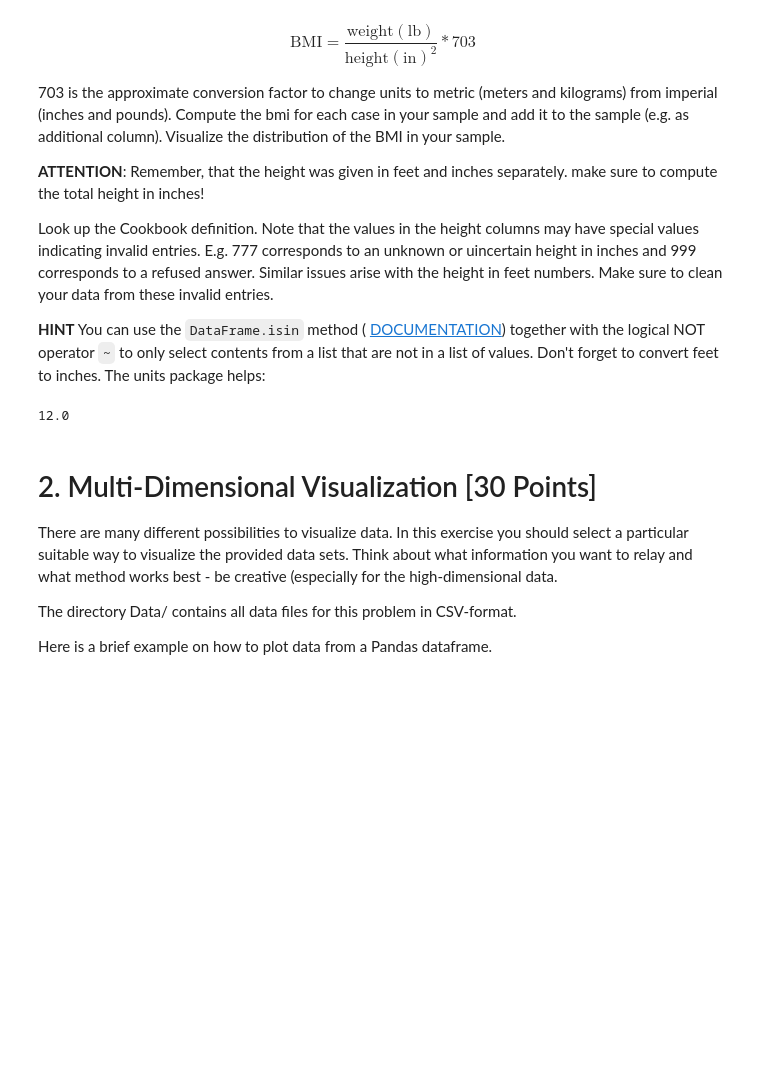
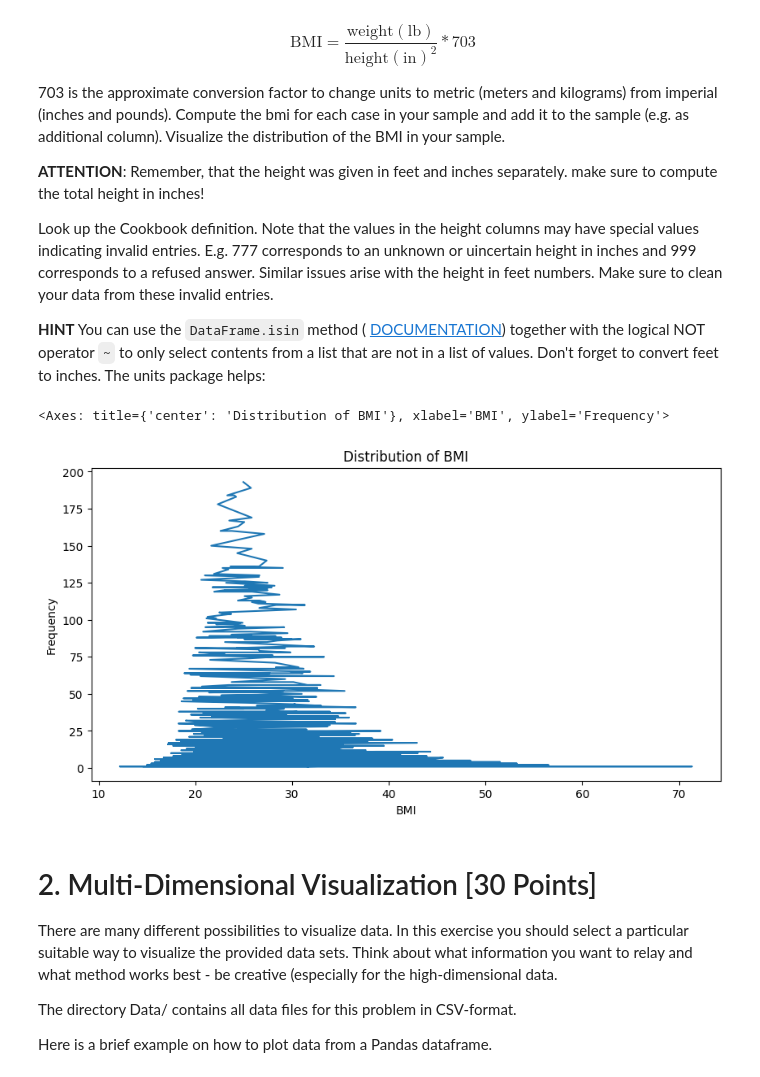
Before and after one commit to DAAP-Summer-2024/intro-to-data-structure-and-data-visualization-lmv2002, a Jupyter notebook: assignment_1.ipynb, the cells around one changed output. Cells and saved outputs as stored; diff of their text form; code cells hidden in the pictures; blank space fills up the shorter version.

```diff
--- a/assignment_1.ipynb
+++ b/assignment_1.ipynb
@@ -175,10 +269,25 @@ to compute the total height in inches!
 Look up the Cookbook definition. Note that the values in the height columns may have special values indicating invalid entries. E.g. 777 corresponds to an unknown or uincertain height in inches and 999 corresponds to a refused answer. Similar  issues arise with the height in feet numbers. Make sure to clean your data from these invalid entries.
 
 **HINT** You can use the `DataFrame.isin` method ( [DOCUMENTATION](https://pandas.pydata.org/docs/reference/api/pandas.DataFrame.isin.html)) together with the logical NOT operator `~` to only select contents from a list that are not in a list of values. Don't forget to convert feet to inches. The units package helps:
-# %%
-(1 * u.imperial.foot).to(u.imperial.inch).value
-# %% [output]
-12.0
+# %%
+#(1 * u.imperial.foot).to(u.imperial.inch).value
+
+#First I remove the undesired values from the height in the feet and inches columns ("HTF" and "HTI").
+cdbrfss_sample["height_cleaned_feet"] = cdbrfss_sample["HTF"].replace([7, 9], pd.NA)
+cdbrfss_sample["height_cleaned_inches"] = cdbrfss_sample["HTI"].replace([77, 99], pd.NA)
+#Afterwards I change the value of feet to inches, add it to the inches column and save it in the inches column.
+cdbrfss_sample["height_cleaned_inches"] = cdbrfss_sample["height_cleaned_inches"] + (cdbrfss_sample["height_cleaned_feet"] * 12)
+#Now I also clean the weight column like before
+cdbrfss_sample["weight_cleaned"] = cdbrfss_sample["WEIGHT"].replace([777, 999], pd.NA)
+#Lastly I create a column for the BMI with the given formula and cleaned columns
+cdbrfss_sample["BMI"] = (cdbrfss_sample["weight_cleaned"] / (cdbrfss_sample["height_cleaned_inches"] ** 2)) * 703
+#Now I plot the BMI using the similar methods like before.
+cdbrfss_sample.value_counts("BMI").plot(
+    kind='line', figsize=(10, 5), title="Distribution of BMI", xlabel="BMI", ylabel="Frequency"
+)
+# %% [output]
+<Axes: title={'center': 'Distribution of BMI'}, xlabel='BMI', ylabel='Frequency'>
+[figure, added]
 # %% [markdown]
 # 2. Multi-Dimensional Visualization [30 Points]
 
```
Also changed, not shown: parts of 23 cells of this notebook, 3 other files.
